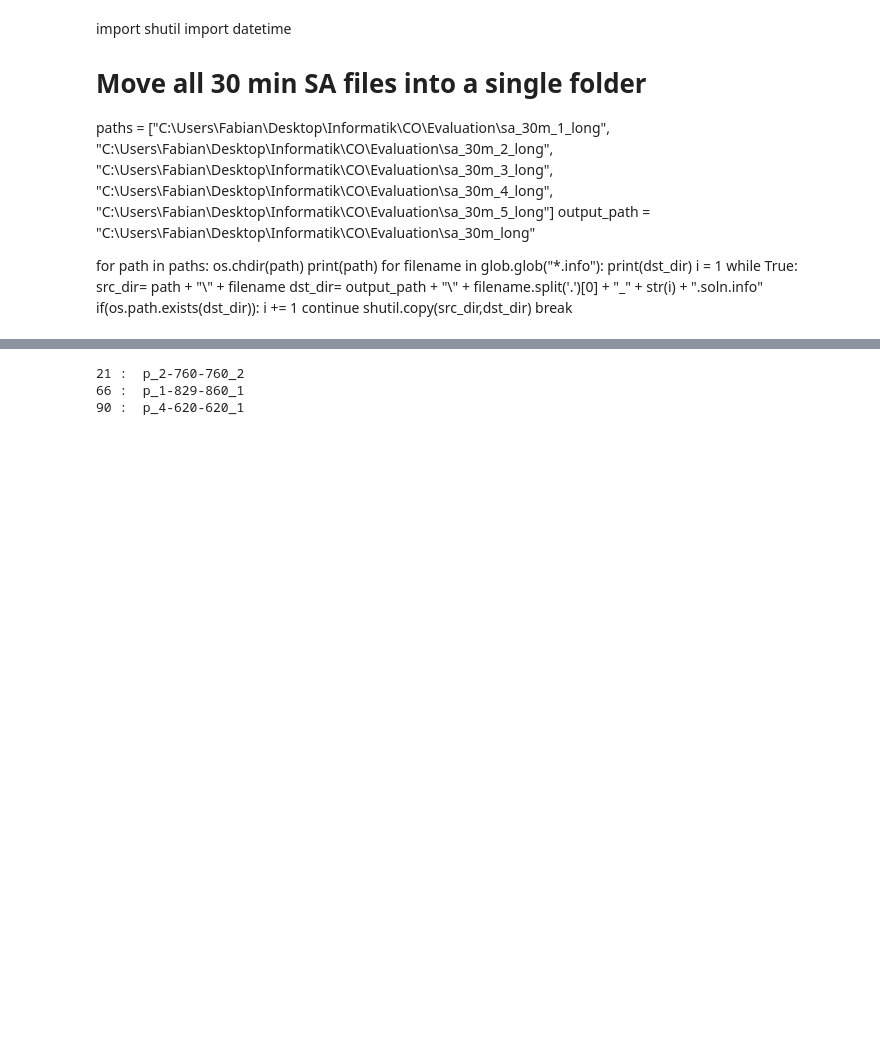
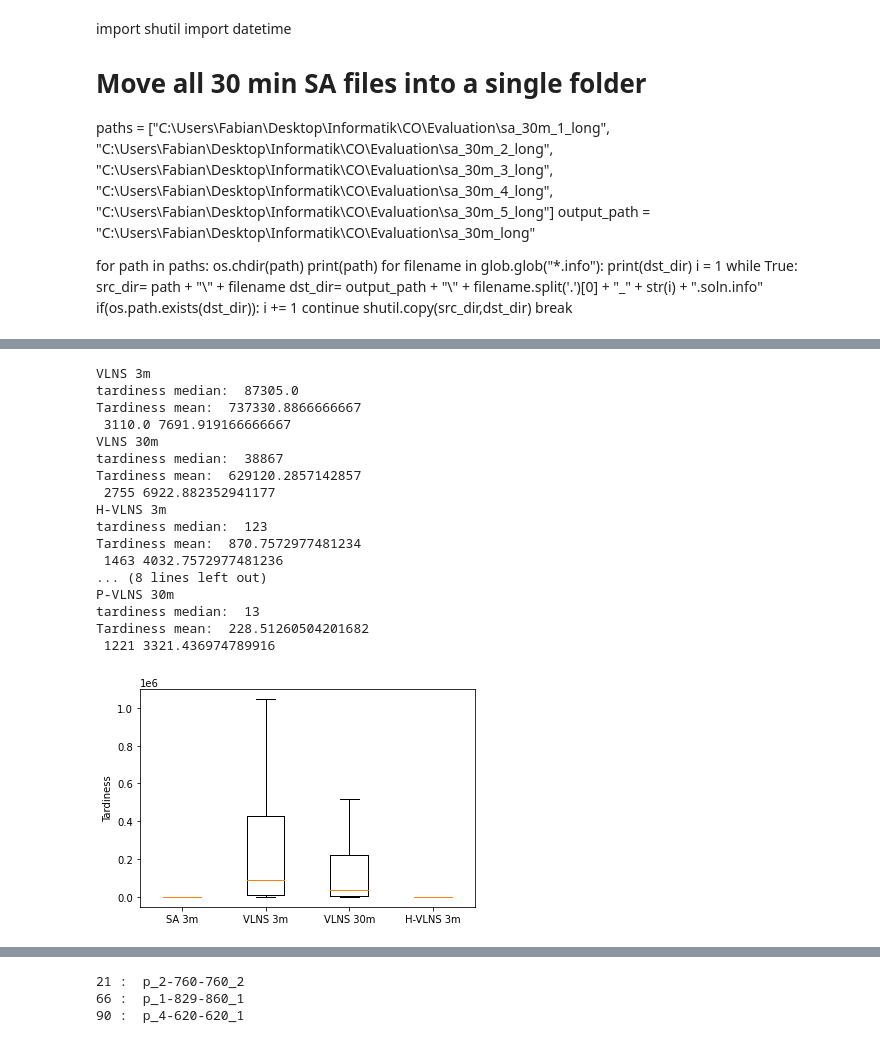
Before and after one commit to ocatias/Metaheuristic-UPMS, a Jupyter notebook: Notebooks/FigureNotebooks.ipynb, the cells around one changed output, grey strips where cells are left out. Saved outputs shown, nothing was run; the diff lists cells and outputs as text; code cells hidden in the pictures; blank space fills up the shorter version.

```diff
--- a/Notebooks/FigureNotebooks.ipynb
+++ b/Notebooks/FigureNotebooks.ipynb
@@ -402,0 +240,44 @@ p_3-17-20_1 :  928000529  vs  928000529
+# %%
+print("VLNS 3m")
+vlns_3m, vlns_3m_t, vlns_3m_ms = load_info(["C:\\Users\\Fabian\\Desktop\\Informatik\\CO\\Evaluation\\vlns_3m_bugfix_py"])
+
+print("VLNS 30m")
+vlns_30m, vlns_30m_t, vlns_30m_ms = load_info(["C:\\Users\\Fabian\\Desktop\\Informatik\\CO\\Evaluation\\vlns_30m_bugfix_py"])
+
+print("H-VLNS 3m")
+hy_3m, hy_3m_t, hy_3m_ms = load_info(["C:\\Users\\Fabian\\Desktop\\Informatik\\CO\\Evaluation\\hybrid_3m"])
+
+print("H-VLNS 30m")
+hy_30m, hy_30m_t, hy_30m_ms = load_info(["C:\\Users\\Fabian\\Desktop\\Informatik\\CO\\Evaluation\\hybrid_30m"])
+
+print("P-VLNS 3m")
+parahy_3m, parahy_3m_t, parahy_3m_ms = load_info(["C:\\Users\\Fabian\\Desktop\\Informatik\\CO\\Evaluation\\parahy_3m"])
+
+print("P-VLNS 30m")
+parahy_30m, parahy_30m_t, parahy_30m_ms = load_info(["C:\\Users\\Fabian\\Desktop\\Informatik\\CO\\Evaluation\\parahy_30m"])
+
+fig1, ax1 = plt.subplots()
+ls_bugfix = [list(sa_3_t_mean), list(vlns_3m), list(vlns_30m), list(hy_3m)]
+ax1.boxplot(ls_bugfix, showfliers=False)
+ax1.set_xticklabels(['SA 3m', 'VLNS 3m', 'VLNS 30m', 'H-VLNS 3m'])
+plt.ylabel("Tardiness")
+plt.show()
+# %% [output]
+VLNS 3m
+tardiness median:  87305.0
+Tardiness mean:  737330.8866666667
+ 3110.0 7691.919166666667
+VLNS 30m
+tardiness median:  38867
+Tardiness mean:  629120.2857142857
+ 2755 6922.882352941177
+H-VLNS 3m
+tardiness median:  123
+Tardiness mean:  870.7572977481234
+ 1463 4032.7572977481236
+... (8 lines left out)
+P-VLNS 30m
+tardiness median:  13
+Tardiness mean:  228.51260504201682
+ 1221 3321.436974789916
+[figure, added]
```
Also changed, not shown: parts of 50 cells of this notebook, 7 other files.
